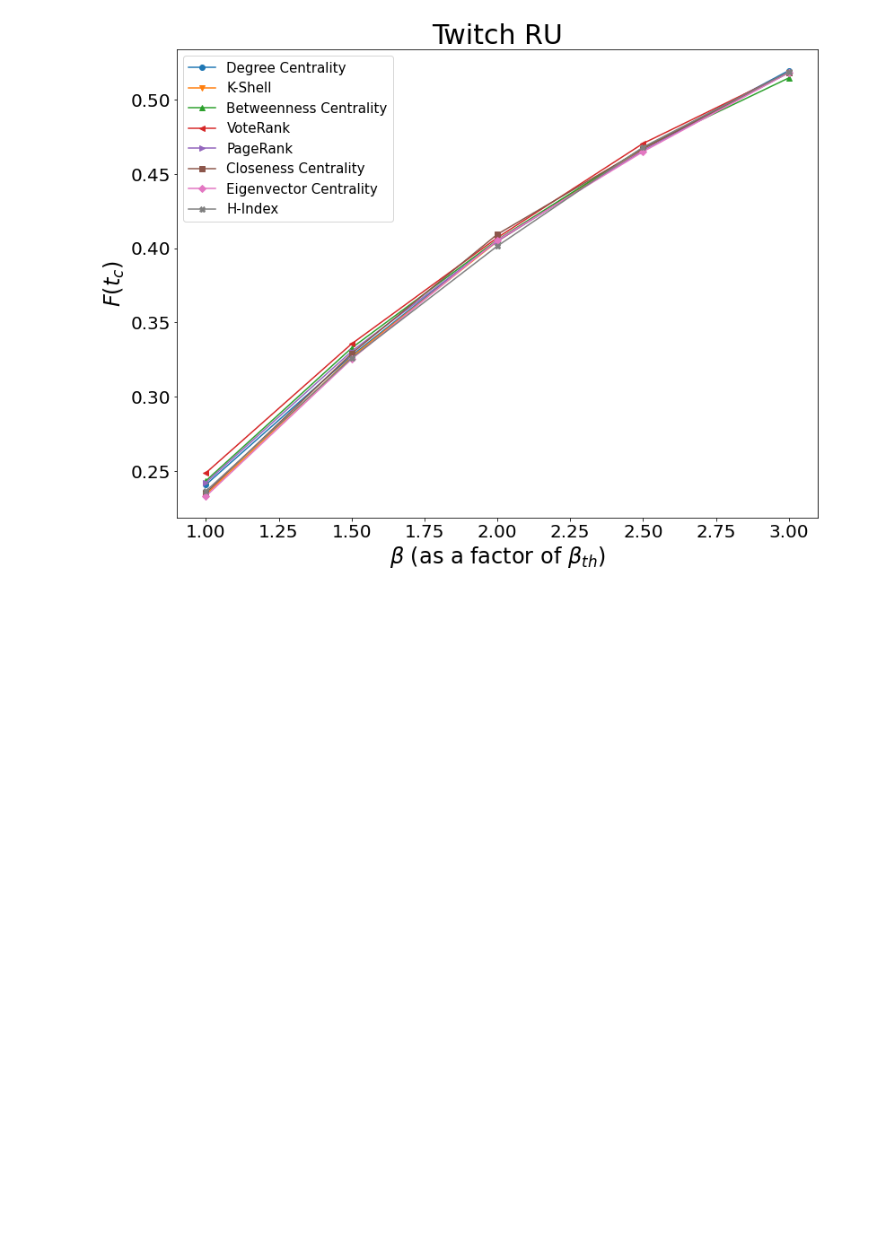
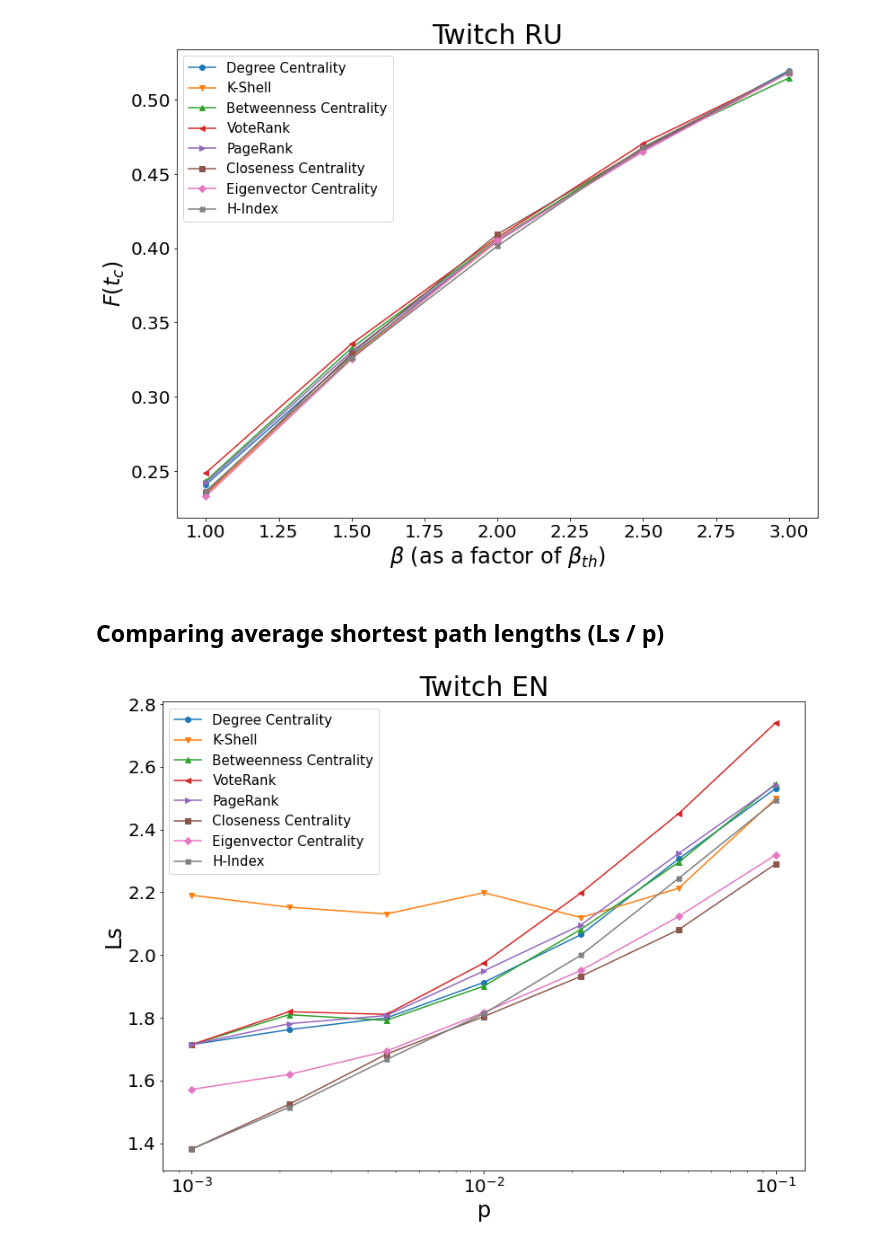
Before and after one commit to Shymsky/Network_Science, a Jupyter notebook: Group_Assignment.ipynb, the cells around one changed output. Cells and saved outputs as stored; diff of their text form; code cells hidden in the pictures; blank space fills up the shorter version.

Commit message:
added ASPL implementation/plots

```diff
--- a/Group_Assignment.ipynb
+++ b/Group_Assignment.ipynb
@@ -628,3 +628,5 @@ with open('results//ys_RU_varyingb.pickle', 'rb') as handle:
 plot_values(x_RU_varyingb, ys_RU_varyingb, "Twitch RU", False, x_label=r'$\beta$ (as a factor of $\beta_{th}$)', y_label="$F(t_{c})$")
 # %% [output]
 [figure]
+# %% [markdown]
+## Comparing average shortest path lengths (Ls / p)
@@ -630,0 +683,9 @@ plot_values(x_RU_varyingb, ys_RU_varyingb, "Twitch RU", False, x_label=r'$\beta$
+# %%
+# -------------------- Load and plot the values (EN) --------------------
+with open('results//x_asp_EN.pickle', 'rb') as handle:
+    x_asp_EN = pickle.load(handle)
+with open('results//y_asp_EN.pickle', 'rb') as handle:
+    y_asp_EN = pickle.load(handle)
+plot_values(x_asp_EN, y_asp_EN, "Twitch EN", False, x_label='p', y_label='Ls')
+# %% [output]
+[figure, added]
```
Also changed, not shown: parts of 4 cells of this notebook, 6 other files.
